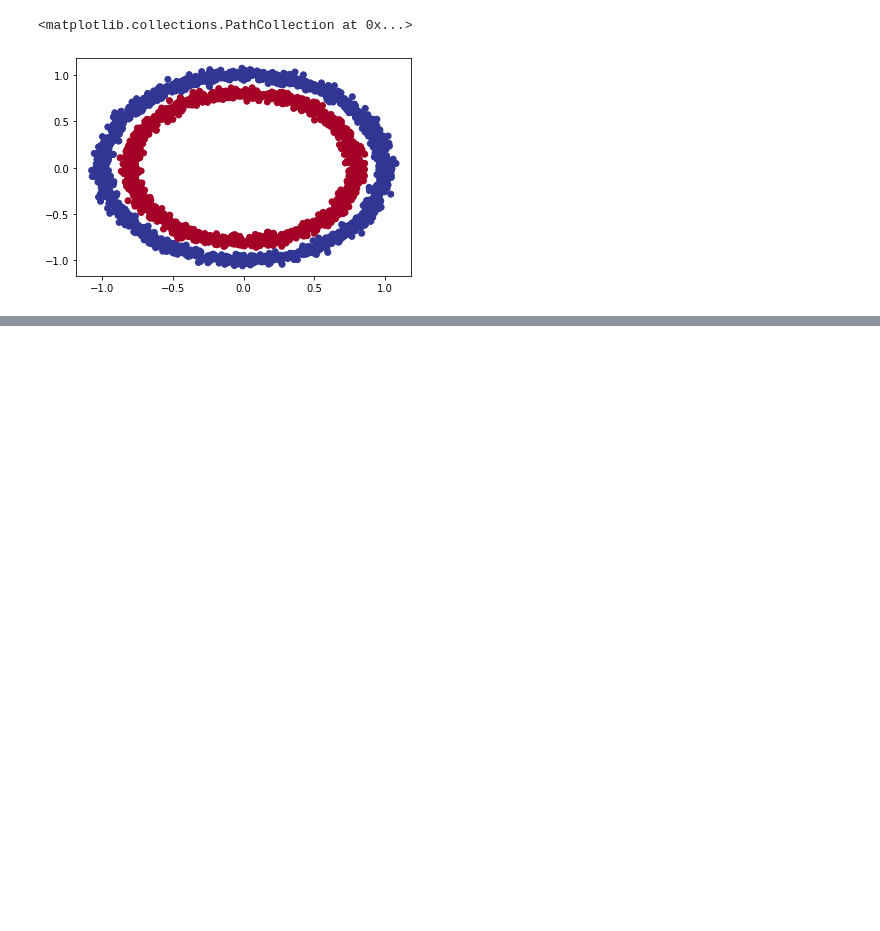
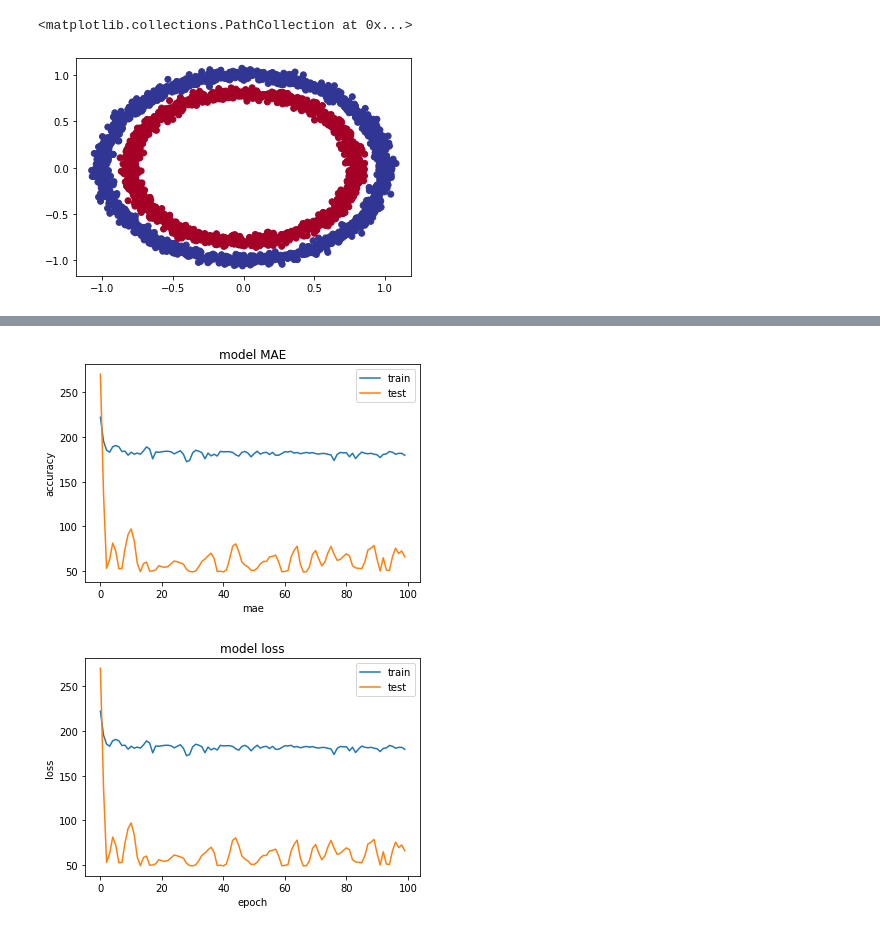
Before and after one commit to AviSaha123/Tensorflow_learnings, a Jupyter notebook: TensorflowClassification.ipynb, the cells around one changed output, grey strips where cells are left out. Drawn from its saved outputs; the diff is of its cells as text; code cells hidden in the pictures; blank space fills up the shorter version.

```diff
--- a/TensorflowClassification.ipynb
+++ b/TensorflowClassification.ipynb
@@ -41,0 +138,36 @@ plt.scatter(X[:,0],X[:,1], c = y, cmap=plt.cm.RdYlBu_r)
+# %%
+tf.random.set_seed(42)
+
+model4 = tf.keras.Sequential([
+    tf.keras.layers.Dense(100, input_shape=(None, 1)),
+    tf.keras.layers.Dense(10),
+    tf.keras.layers.Dense(1)
+])
+
+model4.compile(loss=tf.keras.losses.mae, # Altering the loss function
+               optimizer=tf.keras.optimizers.Adam(),
+               metrics=['mae'])
+
+hist = model4.fit(tf.expand_dims(X_reg_train, axis = -1), y_reg_train, epochs=100,validation_split=0.33, verbose=0)
+# %%
+def plot_model_training(history):
+    plt.plot(history.history['mae'])
+    plt.plot(history.history['val_mae'])
+    plt.title('model MAE')
+    plt.ylabel('accuracy')
+    plt.xlabel('mae')
+    plt.legend(['train', 'test'], loc='upper right')
+    plt.show()
+
+    plt.plot(history.history['loss'])
+    plt.plot(history.history['val_loss'])
+    plt.title('model loss')
+    plt.ylabel('loss')
+    plt.xlabel('epoch')
+    plt.legend(['train', 'test'], loc='upper right')
+    plt.show()
+
+plot_model_training(hist)
+# %% [output]
+[figure, added]
+[figure, added]
```
Also changed, not shown: parts of 9 cells of this notebook, 1 other file.
